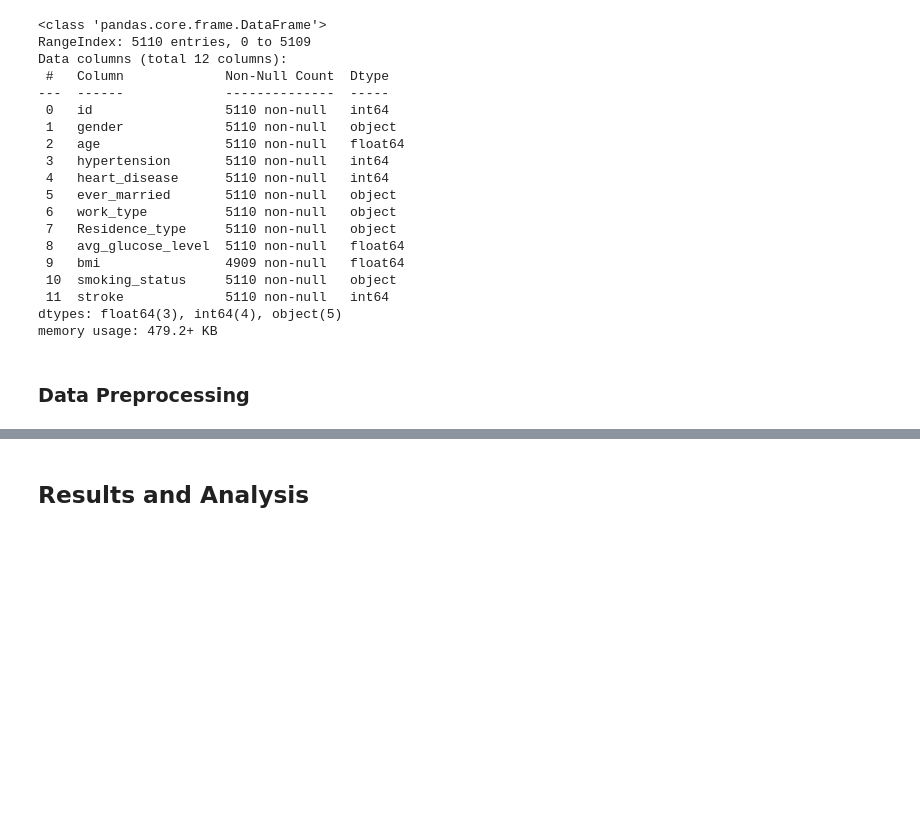
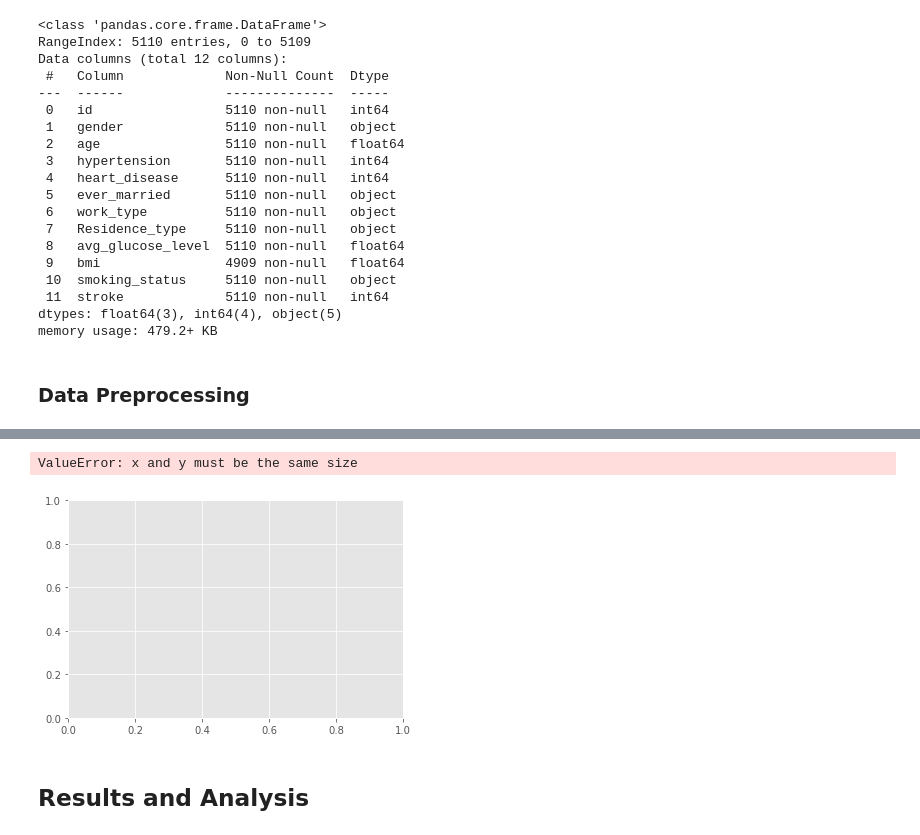
Before and after one commit to NiloJaticoII/STINTSY-Machine-Learning, a Jupyter notebook: MCO_Machine_Learning_Chu_Delima_Jatico_Tan.ipynb, the cells around one changed output, grey strips where cells are left out. Saved outputs shown, nothing was run; the diff lists cells and outputs as text; code cells hidden in the pictures; blank space fills up the shorter version.

```diff
--- a/MCO_Machine_Learning_Chu_Delima_Jatico_Tan.ipynb
+++ b/MCO_Machine_Learning_Chu_Delima_Jatico_Tan.ipynb
@@ -106,2 +228,0 @@ Name: smoking_status, dtype: int64
-# %%
-stroke_df['smoking_status'] = stroke_df['smoking_status'].map({'Unknown': np.nan, 'never smoked': 'never smoked', 'formerly smoked': 'formerly smoked', 'smokes': 'smokes'})
@@ -130,3 +228,0 @@ stroke_df
-# %%
-stroke_df = stroke_df.dropna()
-stroke_df
@@ -147,5 +229,5 @@ stroke_df
 # %%
-X = stroke_df.drop(columns=['id', 'stroke', ])
+X = stroke_df.drop(columns=['id', 'stroke'])
 y = stroke_df['stroke']
 
 print(X.shape)
@@ -156,7 +238,7 @@ print(y.shape)
 # %%
 from sklearn.model_selection import train_test_split
 # %%
-X_train, X_test, y_train, y_test = train_test_split(X, y)
+X_train, X_test, y_train, y_test = train_test_split(X, y, test_size=0.3)
 # %%
 from sklearn.tree import DecisionTreeClassifier
 dtc = DecisionTreeClassifier()
@@ -169,3 +281,9 @@ ValueError: could not convert string to float: 'Male'
+# %%
+%matplotlib inline
+plt.scatter(X_train,y_train)
+# %% [output]
+ValueError: x and y must be the same size
+[figure, added]
 # %% [markdown]
 ## Results and Analysis
 # %% [markdown]
```
Also changed, not shown: parts of 29 cells of this notebook, 1 other file.
